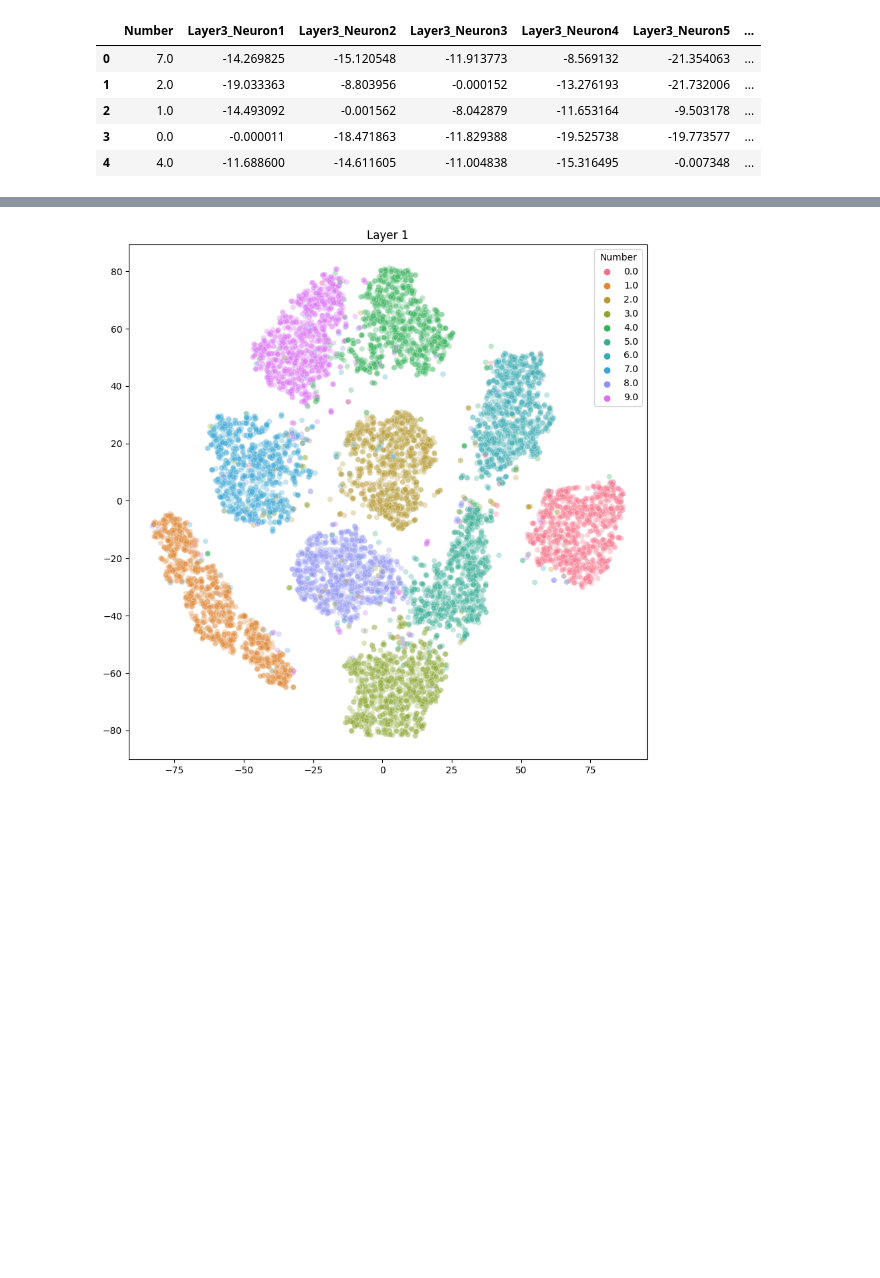
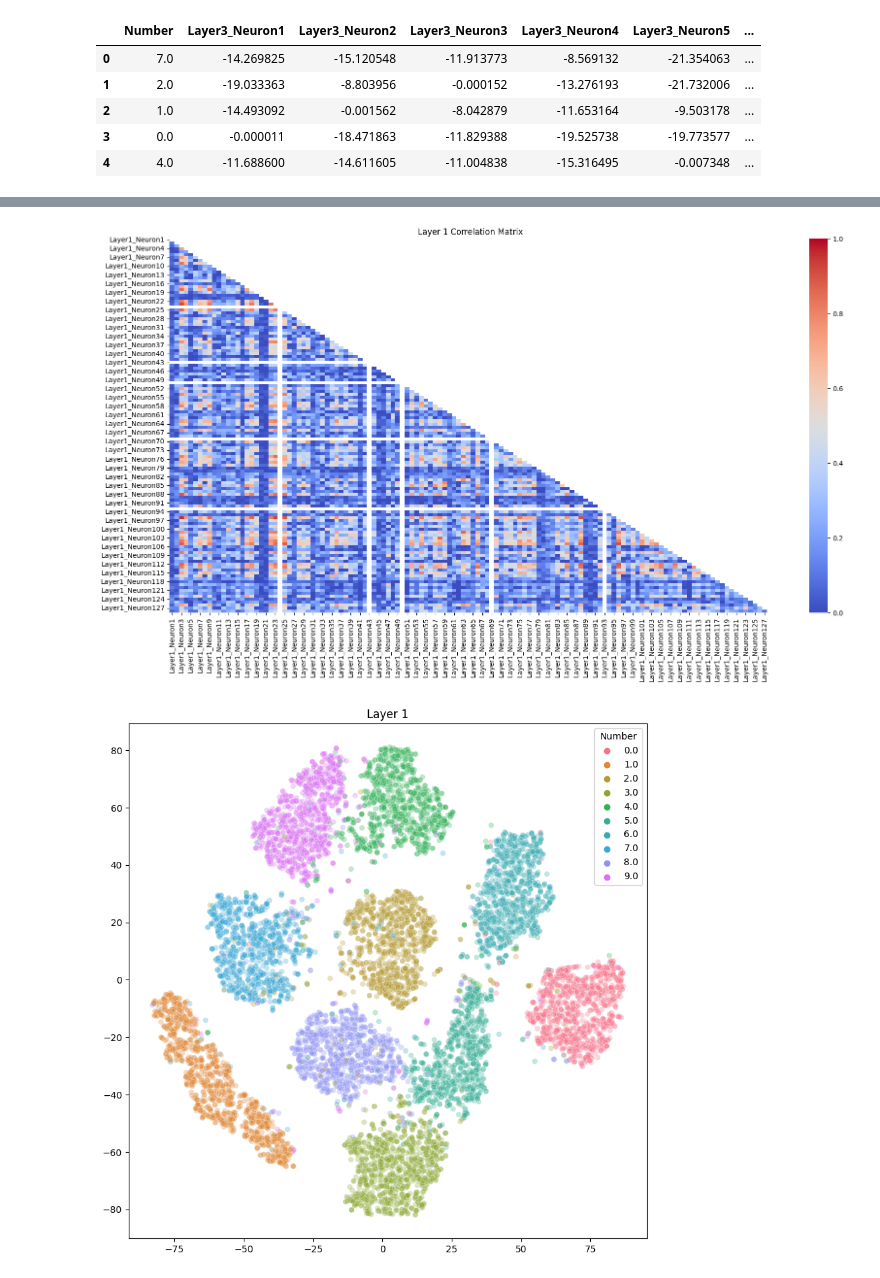
Before and after one commit to miguel-kjh/ExAI, a Jupyter notebook: mnist.ipynb, the cells around one changed output, grey strips where cells are left out. Cells and saved outputs as stored; diff of their text form; code cells hidden in the pictures; blank space fills up the shorter version.

```diff
--- a/mnist.ipynb
+++ b/mnist.ipynb
@@ -281,3 +358,7 @@ df_layer3.head()
+# %%
+correlation_matrix(df_layer1_2_3_or, 'Layer 1 Correlation Matrix')
+# %% [output]
+[figure, added]
 # %%
 #plot tsne
 from sklearn.manifold import TSNE
```
Also changed, not shown: parts of 11 cells of this notebook, 2 other files.
